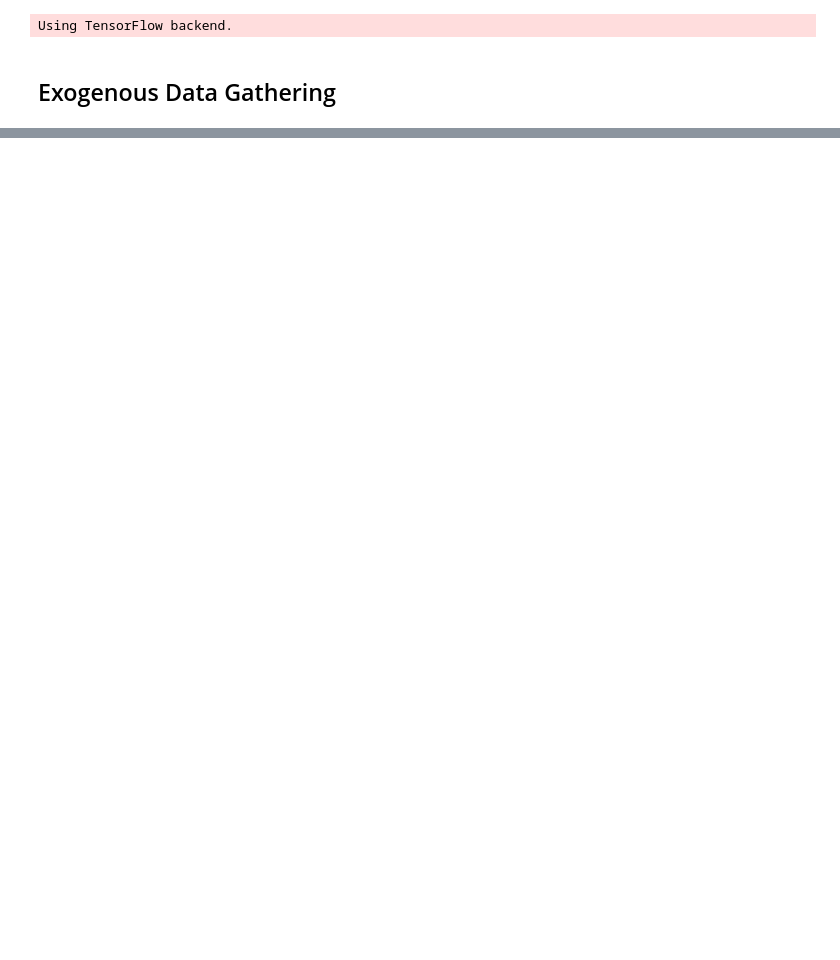
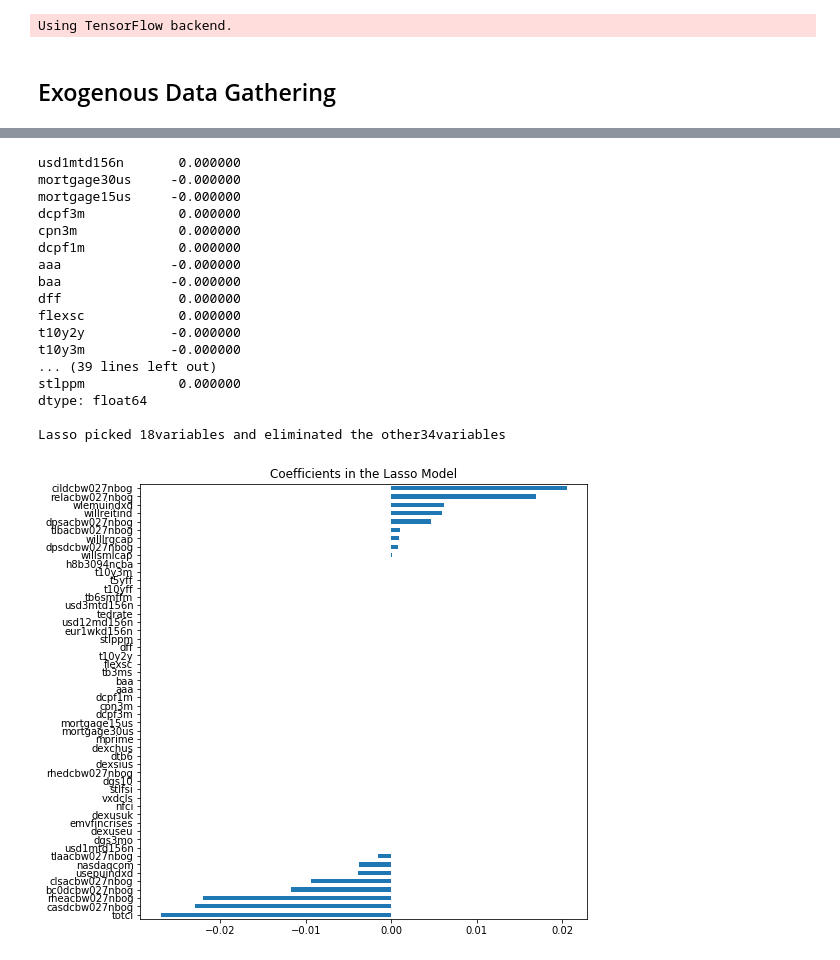
Before and after one commit to andrewcole33/reit_time_series_analysis, a Jupyter notebook: EDA.ipynb, the cells around one changed output, grey strips where cells are left out. Cells and saved outputs as stored; diff of their text form; code cells hidden in the pictures; blank space fills up the shorter version.

```diff
--- a/EDA.ipynb
+++ b/EDA.ipynb
@@ -349,0 +566,21 @@ rates_df.head(5)
+# %%
+lasso_reg(PLD_rates)
+# %% [output]
+usd1mtd156n       0.000000
+mortgage30us     -0.000000
+mortgage15us     -0.000000
+dcpf3m            0.000000
+cpn3m             0.000000
+dcpf1m            0.000000
+aaa              -0.000000
+baa              -0.000000
+dff               0.000000
+flexsc            0.000000
+t10y2y           -0.000000
+t10y3m           -0.000000
+... (39 lines left out)
+stlppm            0.000000
+dtype: float64
+
+Lasso picked 18variables and eliminated the other34variables
+[figure, added]
```
Also changed, not shown: parts of 24 cells of this notebook, 1 other file.
